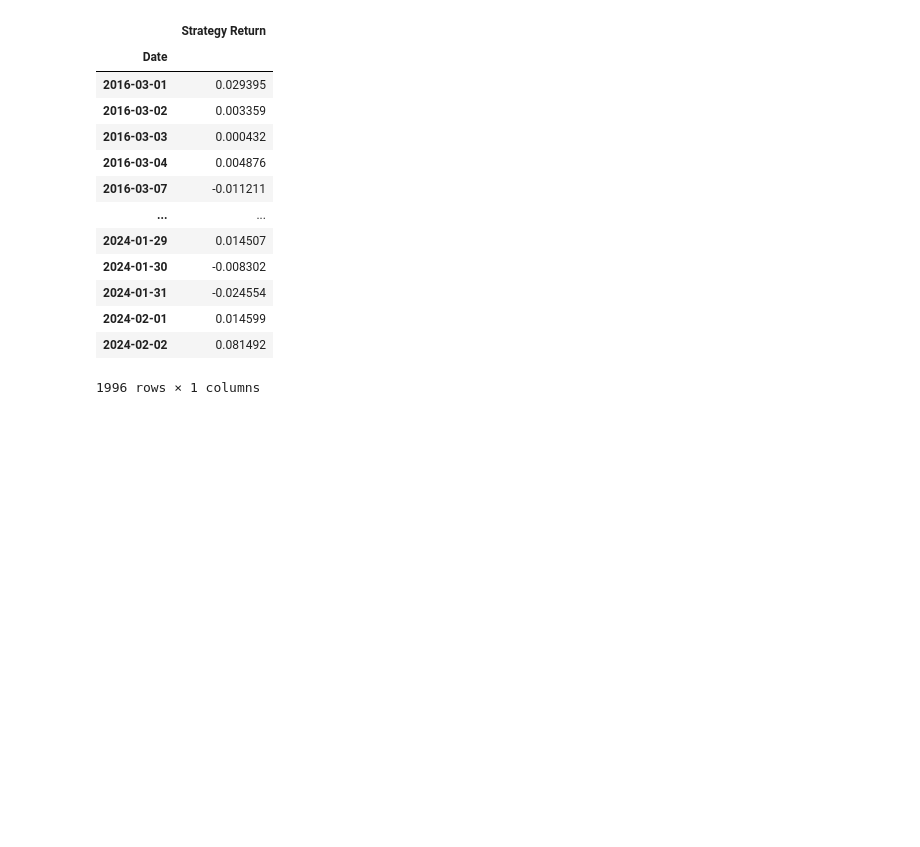
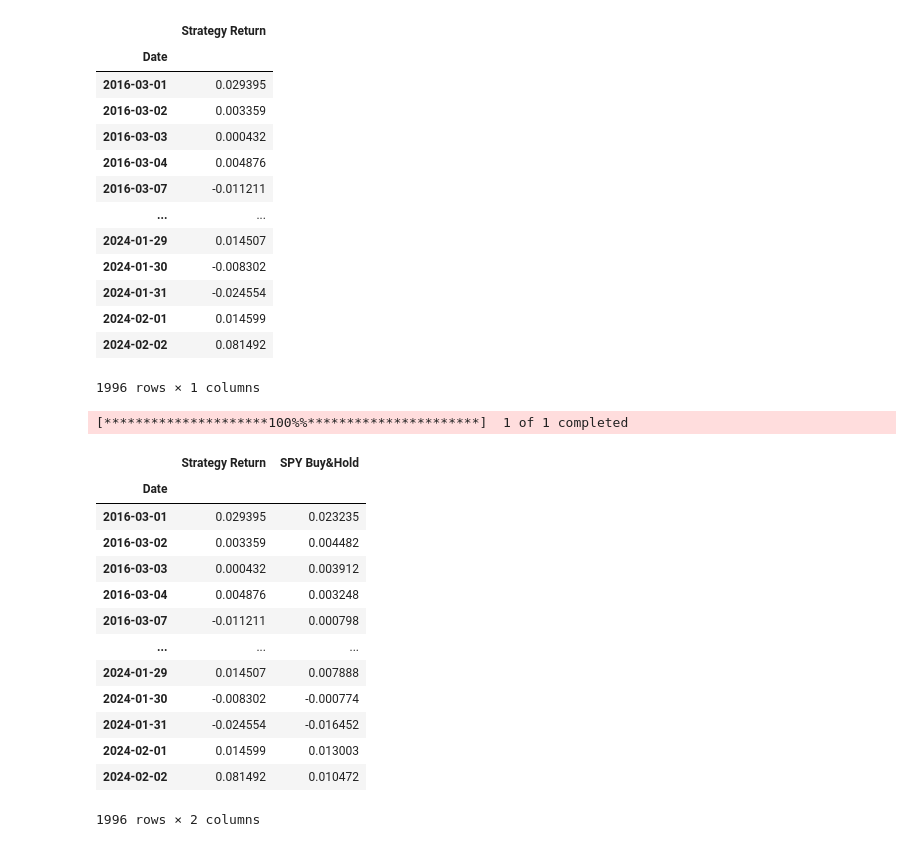
Before and after one commit to wtcrowe4/ml-algo-trading, a Jupyter notebook: quant_strats.ipynb, the cells around one changed output. Saved outputs shown, nothing was run; the diff lists cells and outputs as text; code cells hidden in the pictures; blank space fills up the shorter version.

Commit message:
compare sp500

```diff
--- a/quant_strats.ipynb
+++ b/quant_strats.ipynb
@@ -491,3 +491,33 @@ Max Sharpe Optimization failed for 2024-03-01, Continuing with Equal-Weights
 | 2024-02-01 | 0.014599 |
 | 2024-02-02 | 0.081492 |
 1996 rows × 1 columns
+# %%
+# Visualize Portfolio returns and compare to SP500 returns
+
+spy = yf.download(tickers='SPY',
+                  start='2015-01-01',
+                  end=dt.date.today())
+
+spy_ret = np.log(spy[['Adj Close']]).diff().dropna().rename({'Adj Close':'SPY Buy&Hold'}, axis=1)
+
+portfolio_df = portfolio_df.merge(spy_ret,
+                                  left_index=True,
+                                  right_index=True)
+
+portfolio_df
+# %% [output]
+[*********************100%%**********************]  1 of 1 completed
+|  | Strategy Return | SPY Buy&Hold |
+| Date |  |  |
+| 2016-03-01 | 0.029395 | 0.023235 |
+| 2016-03-02 | 0.003359 | 0.004482 |
+| 2016-03-03 | 0.000432 | 0.003912 |
+| 2016-03-04 | 0.004876 | 0.003248 |
+| 2016-03-07 | -0.011211 | 0.000798 |
+| ... | ... | ... |
+| 2024-01-29 | 0.014507 | 0.007888 |
+| 2024-01-30 | -0.008302 | -0.000774 |
+| 2024-01-31 | -0.024554 | -0.016452 |
+| 2024-02-01 | 0.014599 | 0.013003 |
+| 2024-02-02 | 0.081492 | 0.010472 |
+1996 rows × 2 columns
```
